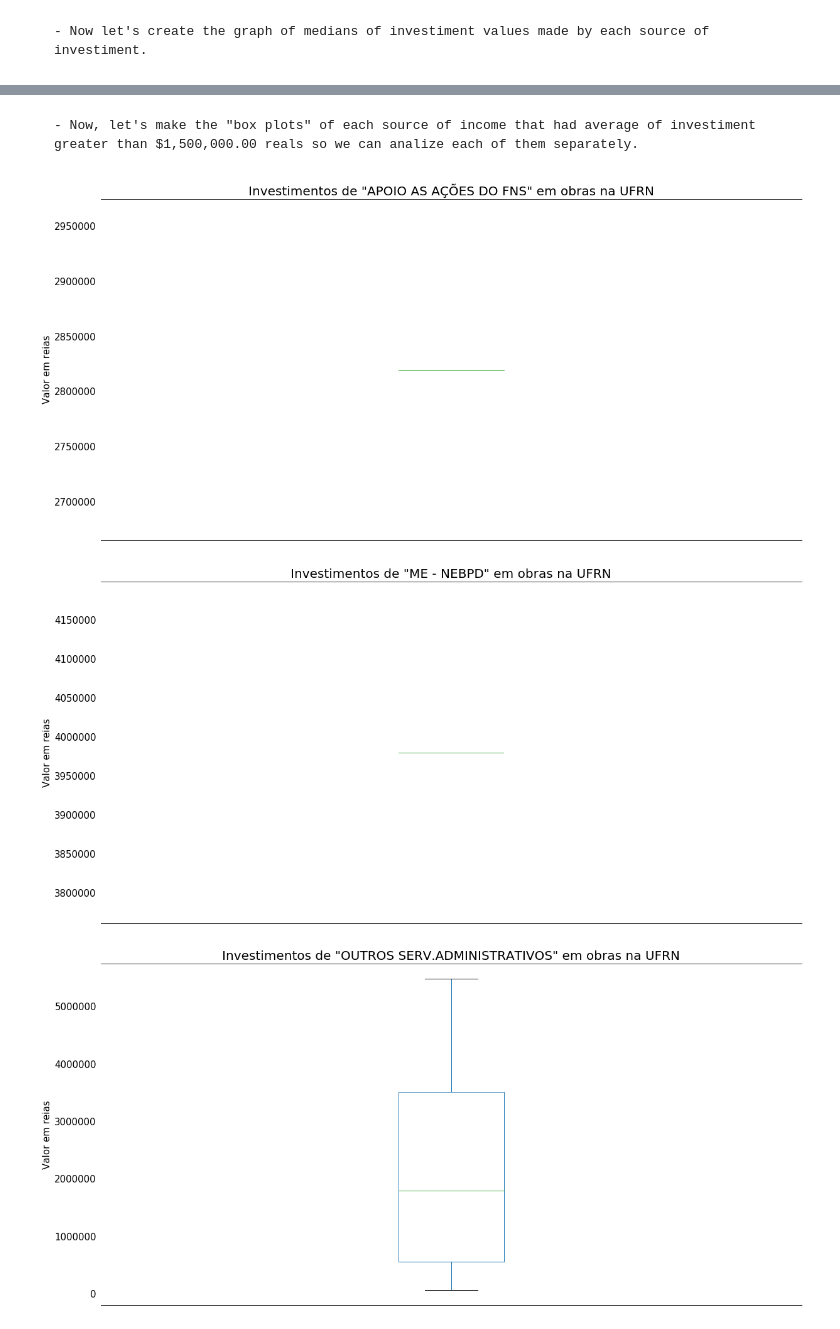
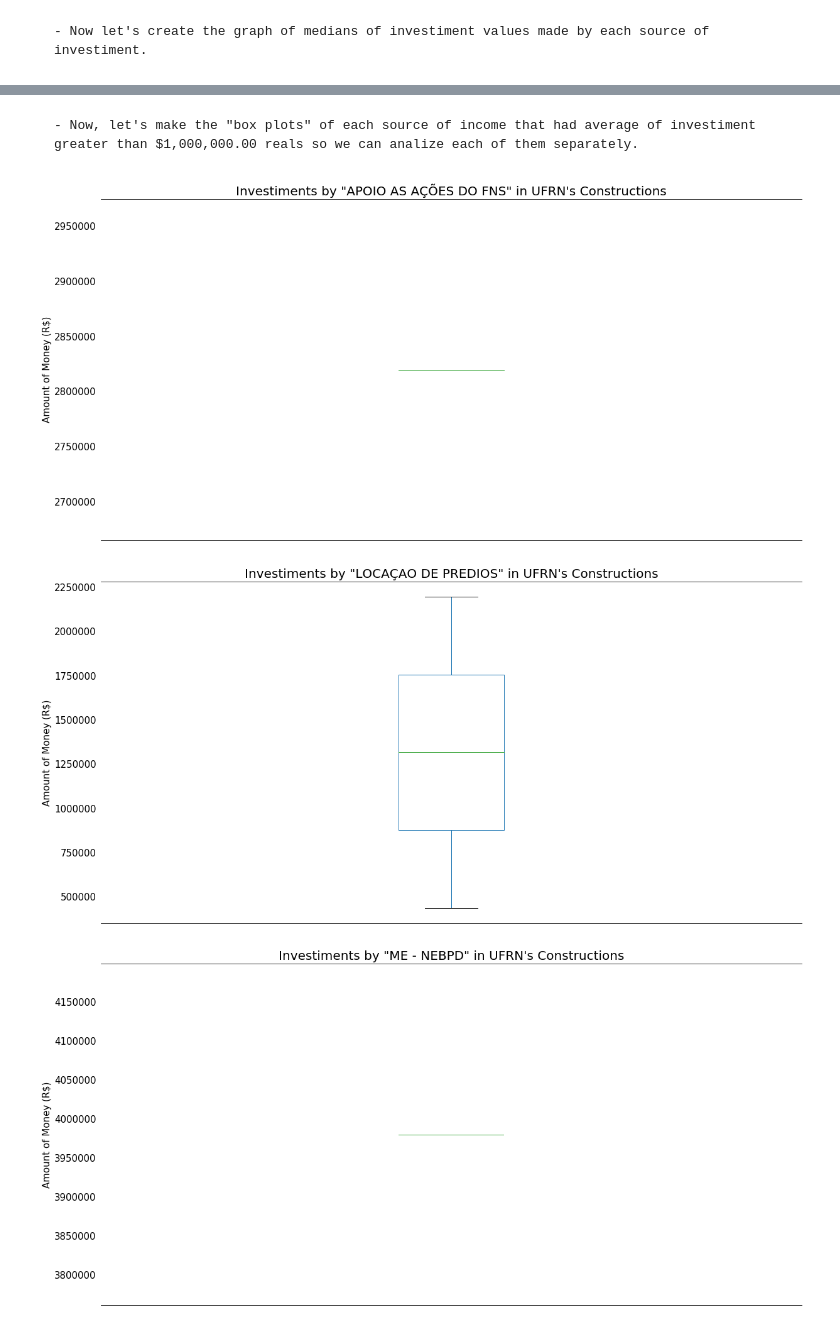
Before and after one commit to louisestella/DataAnalysis, a Jupyter notebook: real_prob_project.ipynb, the cells around one changed output, grey strips where cells are left out. Cells and saved outputs as stored; diff of their text form; code cells hidden in the pictures.

```diff
--- a/real_prob_project.ipynb
+++ b/real_prob_project.ipynb
@@ -164,10 +174,14 @@ plt.show()
 # %% [markdown]
     - Now let's create the graph of medians of investiment values made by each source of investiment.
 # %%
+#criando um conjunto fontes de recurso no database
 set_of_fonts = set(data_base.cleaned_fonts)
+#criando novo dataframe que apenas contém as fontes de recurso e os valores do database, caso o valor das fontes de recurso não seja nulo
 data_cleanedFonts_values = data_base.loc[data_base.cleaned_fonts.notnull(),['cleaned_fonts','value']]
+#ordenando o novo dataframe a partir das fontes de recurso
 data_cleanedFonts_values = data_cleanedFonts_values.sort_values('cleaned_fonts')
 
+#criando novo dataframe em que as colunas são as fontes de recurso e o valor médio investido por cada uma delas em cada obra
 col_1 = []
 col_2 = []
 for i in set_of_fonts:
@@ -178,10 +192,14 @@ investimento_medio = pd.DataFrame({'fonts':col_1,'middle_value':col_2})
 investimento_medio = investimento_medio.loc[1:]
 investimento_medio = investimento_medio.sort_values('fonts')
 
+#gerando grafico de barras horizontais a partir das fontes de recurso e de seus valores médios por obra
 ax = investimento_medio.plot(kind='barh',x='fonts',y='middle_value',figsize=(20,20),fontsize=15)
-ax.set_title("Valor médio de investimento das fontes de recurso    (2004-2018)",fontsize=20)
-ax.set_ylabel('Fontes de recurso',fontsize=15)
-ax.set_xlabel('Reais',fontsize=15)
+#titulo
+ax.set_title("Average Amount by Resource Fonts (2004-2018)",fontsize=20)
+#configurando os nomes dos eixos
+ax.set_ylabel('Resource Fonts',fontsize=15)
+ax.set_xlabel('Amount of Money (R$)',fontsize=15)
+#desligando a legenda
 ax.legend('')
 plt.show()
 # %% [output]
@@ -189,25 +207,28 @@ plt.show()
 # %% [markdown]
-    - Now, let's make the "box plots" of each source of income that had average of investiment greater than $1,500,000.00 reals so we can analize each of them separately.
+    - Now, let's make the "box plots" of each source of income that had average of investiment greater than $1,000,000.00 reals so we can analize each of them separately.
 # %%
 # Selecting the columns which have average values above one million of reals
-good_fonts = investimento_medio.loc[investimento_medio.middle_value > 1500000,['fonts']]
+richer_fonts = investimento_medio.loc[investimento_medio.middle_value > 1000000,['fonts']]
 
-for i in good_fonts.fonts:
+#gerando box plots dos valores das obras realizadas por fonte de recurso
+for i in richer_fonts.fonts:
     ax = data_base.loc[data_base['cleaned_fonts'] == i].plot(kind='box',y='value'
                        ,figsize=(20,10),fontsize=15)
-
+    #configurando o visual do gráfico
     ax.spines["left"].set_visible(False)
     ax.spines["bottom"].set_visible(True)
     ax.spines["right"].set_visible(False)
     ax.spines["top"].set_visible(True)
 
-    ax.set_title('Investimentos de "' + i  + '" em obras na UFRN',fontsize=20)
-    ax.set_ylabel('Valor em reias',fontsize=15)
+    #titulo
+    ax.set_title('Investiments by "' + i  + '" in UFRN\'s Constructions',fontsize=20)
+    #configu
+    ax.set_ylabel('Amount of Money (R$)',fontsize=15)
 
     ax.tick_params(left='off',bottom='off',right='off',top='off',labelbottom=False)
 
     plt.show()
 # %% [output]
-[figure, old version]
+[figure, new version]
-[figure, old version]
+[figure, new version]
-[figure, old version]
+[figure, new version]
```
Also changed, not shown: parts of 5 cells of this notebook.
